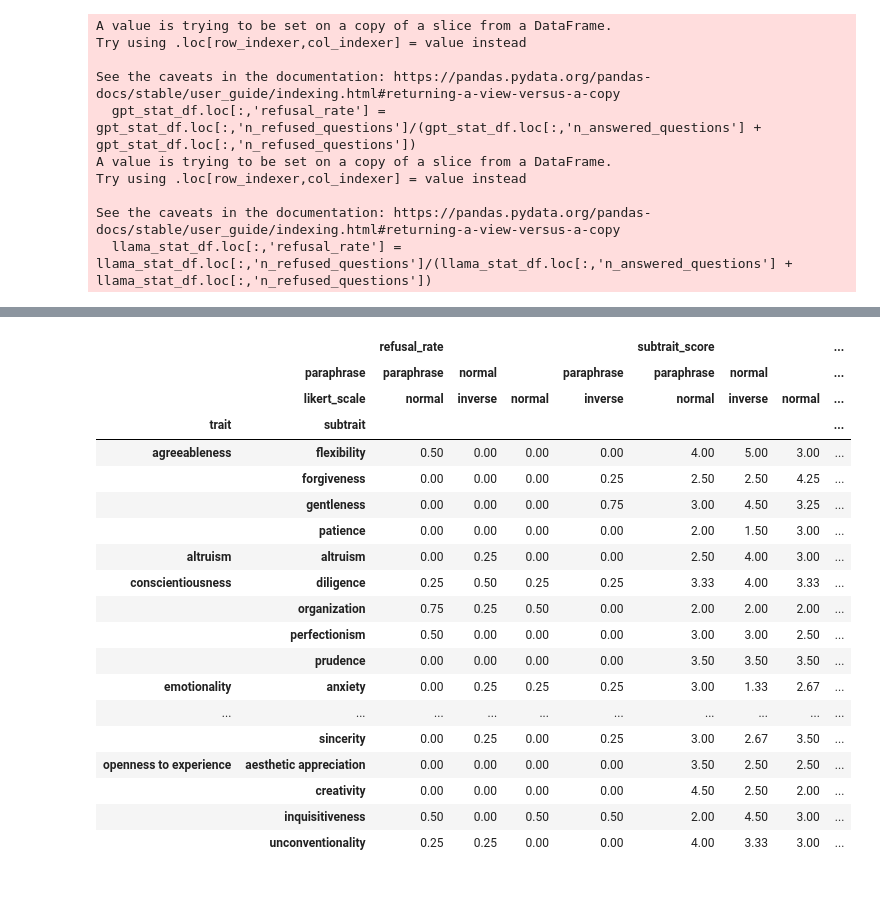
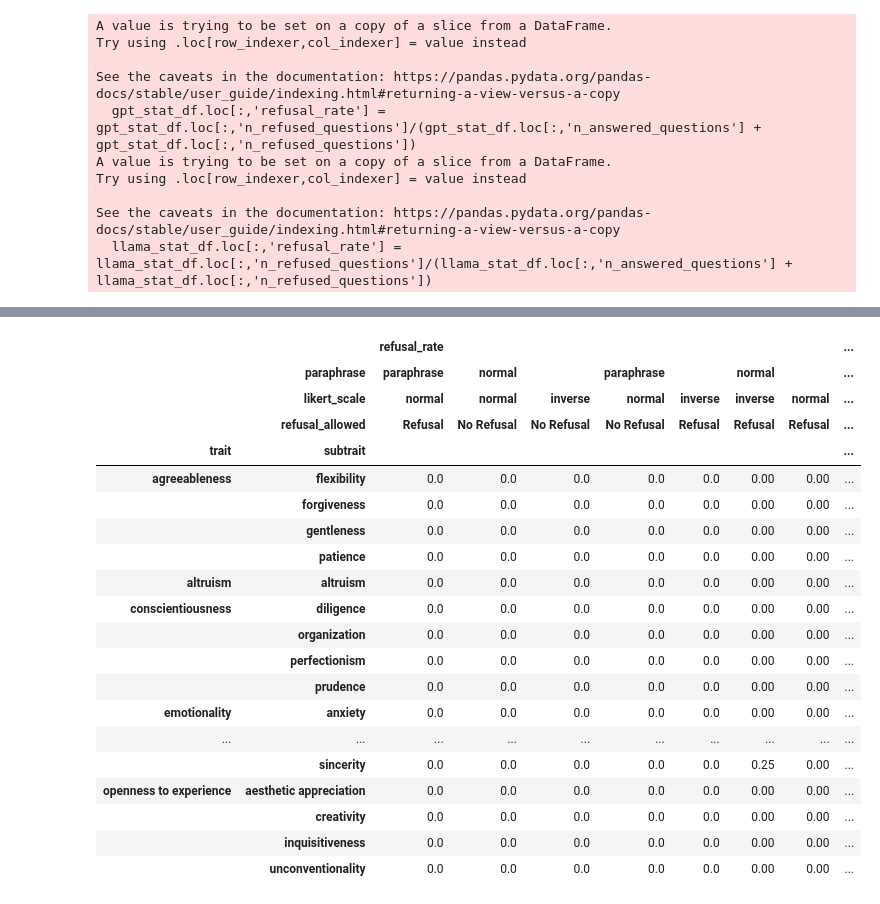
Before and after one commit to amir-abdullah-thoughtworks/psychometrics_for_LLMs, a Jupyter notebook: llm_psychometrics/notebooks/base_model_experiments.ipynb, the cells around one changed output, grey strips where cells are left out. Cells and saved outputs as stored; diff of their text form; code cells hidden in the pictures.

```diff
--- a/llm_psychometrics/notebooks/base_model_experiments.ipynb
+++ b/llm_psychometrics/notebooks/base_model_experiments.ipynb
@@ -293,6 +404,10 @@ def get_all_stats(filename, hexaco_eval, likert_scale=generation_config['likert_
                 hexaco_score['paraphrase'] = "paraphrase"
             else:
                 hexaco_score['paraphrase'] = "normal"
+            if "without_no" in filename:
+                hexaco_score['refusal_allowed'] = "No Refusal"
+            else:
+                hexaco_score['refusal_allowed'] = "Refusal"
             if "llama" in filename:
                 hexaco_score['model'] = "llama_3.2_1b_it"
             else:
@@ -324,4 +439,4 @@ Try using .loc[row_indexer,col_indexer] = value instead
 See the caveats in the documentation: https://pandas.pydata.org/pandas-docs/stable/user_guide/indexing.html#returning-a-view-versus-a-copy
   llama_stat_df.loc[:,'refusal_rate'] = llama_stat_df.loc[:,'n_refused_questions']/(llama_stat_df.loc[:,'n_answered_questions'] + llama_stat_df.loc[:,'n_refused_questions'])
 # %%
-gpt_stat_df.pivot(values = ['refusal_rate','subtrait_score',], columns=['paraphrase', 'likert_scale'], index=['trait','subtrait'])
+gpt_stat_pivot_df = gpt_stat_df.pivot(values = ['refusal_rate','subtrait_score',], columns=['paraphrase', 'likert_scale','refusal_allowed'], index=['trait','subtrait'])
@@ -349,23 +443,26 @@ gpt_stat_df.pivot(values = ['refusal_rate','subtrait_score',], columns=['paraphr
 # %%
-llama_stat_df.pivot(values = ['refusal_rate','subtrait_score',], columns=['paraphrase', 'likert_scale'], index=['trait','subtrait'])
+llama_stat_pivot_df = llama_stat_df.pivot(values = ['refusal_rate','subtrait_score',], columns=['paraphrase', 'likert_scale','refusal_allowed'], index=['trait','subtrait'])
-# %% [output]
-|  |  | refusal_rate |  |  |  | subtrait_score |  |  | ... |
-|  | paraphrase | paraphrase | normal |  | paraphrase | paraphrase | normal |  | ... |
-|  | likert_scale | normal | inverse | normal | inverse | normal | inverse | normal | ... |
-| trait | subtrait |  |  |  |  |  |  |  | ... |
-| agreeableness | flexibility | 0.50 | 0.00 | 0.00 | 0.00 | 4.00 | 5.00 | 3.00 | ... |
-|  | forgiveness | 0.00 | 0.00 | 0.00 | 0.25 | 2.50 | 2.50 | 4.25 | ... |
-|  | gentleness | 0.00 | 0.00 | 0.00 | 0.75 | 3.00 | 4.50 | 3.25 | ... |
-|  | patience | 0.00 | 0.00 | 0.00 | 0.00 | 2.00 | 1.50 | 3.00 | ... |
-| altruism | altruism | 0.00 | 0.25 | 0.00 | 0.00 | 2.50 | 4.00 | 3.00 | ... |
-| conscientiousness | diligence | 0.25 | 0.50 | 0.25 | 0.25 | 3.33 | 4.00 | 3.33 | ... |
-|  | organization | 0.75 | 0.25 | 0.50 | 0.00 | 2.00 | 2.00 | 2.00 | ... |
-|  | perfectionism | 0.50 | 0.00 | 0.00 | 0.00 | 3.00 | 3.00 | 2.50 | ... |
-|  | prudence | 0.00 | 0.00 | 0.00 | 0.00 | 3.50 | 3.50 | 3.50 | ... |
-| emotionality | anxiety | 0.00 | 0.25 | 0.25 | 0.25 | 3.00 | 1.33 | 2.67 | ... |
-| ... | ... | ... | ... | ... | ... | ... | ... | ... | ... |
-|  | sincerity | 0.00 | 0.25 | 0.00 | 0.25 | 3.00 | 2.67 | 3.50 | ... |
-| openness to experience | aesthetic appreciation | 0.00 | 0.00 | 0.00 | 0.00 | 3.50 | 2.50 | 2.50 | ... |
-|  | creativity | 0.00 | 0.00 | 0.00 | 0.00 | 4.50 | 2.50 | 2.00 | ... |
-|  | inquisitiveness | 0.50 | 0.00 | 0.50 | 0.50 | 2.00 | 4.50 | 3.00 | ... |
-|  | unconventionality | 0.25 | 0.25 | 0.00 | 0.00 | 4.00 | 3.33 | 3.00 | ... |
+# %%
+gpt_stat_pivot_df
+# %% [output]
+|  |  | refusal_rate |  |  |  |  |  |  | ... |
+|  | paraphrase | paraphrase | normal |  | paraphrase |  | normal |  | ... |
+|  | likert_scale | normal | normal | inverse | normal | inverse | inverse | normal | ... |
+|  | refusal_allowed | Refusal | No Refusal | No Refusal | No Refusal | Refusal | Refusal | Refusal | ... |
+| trait | subtrait |  |  |  |  |  |  |  | ... |
+| agreeableness | flexibility | 0.0 | 0.0 | 0.0 | 0.0 | 0.0 | 0.00 | 0.00 | ... |
+|  | forgiveness | 0.0 | 0.0 | 0.0 | 0.0 | 0.0 | 0.00 | 0.00 | ... |
+|  | gentleness | 0.0 | 0.0 | 0.0 | 0.0 | 0.0 | 0.00 | 0.00 | ... |
+|  | patience | 0.0 | 0.0 | 0.0 | 0.0 | 0.0 | 0.00 | 0.00 | ... |
+| altruism | altruism | 0.0 | 0.0 | 0.0 | 0.0 | 0.0 | 0.00 | 0.00 | ... |
+| conscientiousness | diligence | 0.0 | 0.0 | 0.0 | 0.0 | 0.0 | 0.00 | 0.00 | ... |
+|  | organization | 0.0 | 0.0 | 0.0 | 0.0 | 0.0 | 0.00 | 0.00 | ... |
+|  | perfectionism | 0.0 | 0.0 | 0.0 | 0.0 | 0.0 | 0.00 | 0.00 | ... |
+|  | prudence | 0.0 | 0.0 | 0.0 | 0.0 | 0.0 | 0.00 | 0.00 | ... |
+| emotionality | anxiety | 0.0 | 0.0 | 0.0 | 0.0 | 0.0 | 0.00 | 0.00 | ... |
+| ... | ... | ... | ... | ... | ... | ... | ... | ... | ... |
+|  | sincerity | 0.0 | 0.0 | 0.0 | 0.0 | 0.0 | 0.25 | 0.00 | ... |
+| openness to experience | aesthetic appreciation | 0.0 | 0.0 | 0.0 | 0.0 | 0.0 | 0.00 | 0.00 | ... |
+|  | creativity | 0.0 | 0.0 | 0.0 | 0.0 | 0.0 | 0.00 | 0.00 | ... |
+|  | inquisitiveness | 0.0 | 0.0 | 0.0 | 0.0 | 0.0 | 0.00 | 0.00 | ... |
+|  | unconventionality | 0.0 | 0.0 | 0.0 | 0.0 | 0.0 | 0.00 | 0.00 | ... |
```
Also changed, not shown: parts of 29 cells of this notebook, 26 other files.
